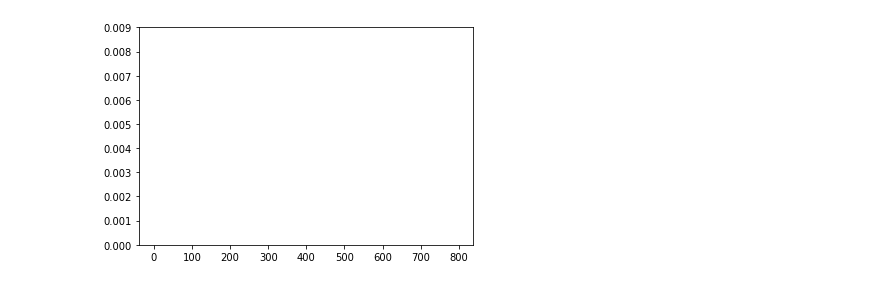
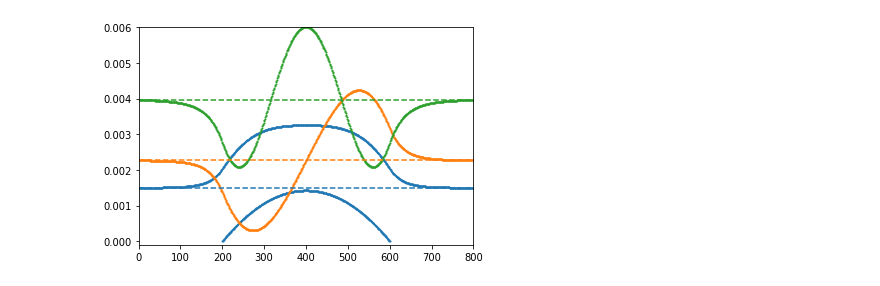
Before and after one commit to devanomaly/hartree-method, a Jupyter notebook: hartree.ipynb, the cells around one changed output. Saved outputs shown, nothing was run; the diff lists cells and outputs as text; code cells hidden in the pictures.

```diff
--- a/hartree.ipynb
+++ b/hartree.ipynb
@@ -3,8 +3,9 @@ from numpy import eye, linalg, arange, sqrt, diag, sin, pi, linspace, heaviside,
 import matplotlib.pyplot as plt
 # %%
 # funcaozinha para inserir o range do eixo x, autovalores, autovetores e o numero de energias desejado na visualização; possivel inserir potencial para plotar junto
-def plotEnPsi_finite_diff(x_values, en, psi, n, scale,ymin,ymax, potential):
-    plt.plot(x_values, potential, c="C1140")
+def plotEnPsi_finite_diff(x_values, en, psi, n, scale,ymin,ymax,xmin=0, xmax=800, potential=0):
+    spot_size=1
+    plt.scatter(x_values, potential, c="C1140", s=spot_size)
     for j in range(n):
         plt.hlines(
             en[j],
@@ -13,9 +14,11 @@ def plotEnPsi_finite_diff(x_values, en, psi, n, scale,ymin,ymax, potential):
             colors="C" + str(j),
             linestyles="--",
         )
-        plt.plot(x_values, en[j] + scale * psi[:, j],  c="C" + str(j))
+        plt.scatter(x_values, en[j] + scale * psi[:, j],  c="C" + str(j), s=spot_size)
         y_min, y_max = (ymin, ymax)
         plt.ylim(y_min, y_max)
+        x_min, x_max = (xmin, xmax)
+        plt.xlim(x_min, x_max)
     plt.show()
 # %%
 n_2dmu = []
@@ -34,7 +37,7 @@ n2D = 5*10**(-5) #a.u. densidade experimentais
 # parametros do poco (GaAs)
 xmin_poco = 0.25 * L #a.u. parede do poço
 xmax_poco = 0.75 * L #a.u. parede do poço
-V_0_poco = 0.01 #a.u. profundidade do poço quadrado
+V_0_poco = 1 #a.u. profundidade do poço quadrado
 
 # parametros do tempero
 f = 0.1
@@ -42,10 +45,15 @@ f = 0.1
 # parâmetros de convergência
 epsilon = 0.0001
 
+# # dopagem (0 representa o fundo do poço)
+# mu = 0.005
+
 # DISCRETIZAÇÃO E INTERVALO ABSCISSAS
-N=1000 #Numero de pontos na rede
+M = 100 # Número para ajustar N <IMPORTANTE>
+# Mlin = 3*M + 2 #Número para ajustar N <IMPORTANTE>
+N= 4*M + 3 #Numero de pontos na rede
 dx = L/(N+1)  # discretização> dx = L/N+1 => N = (L/dx) - 1
-x = arange(0, N)*dx
+x = arange(1, N+1)*dx
 
 # parametros iniciais no ciclo de autoconsistência
 V_h_inicial = zeros(N)
@@ -78,9 +86,18 @@ poco_quadrado_finito = (
 V_poco_quadrado_finito = poco_quadrado_finito(
     profundidade=V_0_poco, xmin=xmin_poco, xmax=xmax_poco, x=x
 )
-V_hartree = lambda n_3d, k, dx, N: linalg.solve(laplaciano(dx, N), (-4*pi/k)*n_3d)
+def V_hartree(n_3d, k, dx, N):
+  L=int(dx*(N+1))
+  V_antes = linalg.solve(laplaciano(dx, N), (-4*pi/k)*n_3d)
+  alpha = (V_antes[int((N-3)/4)] - V_antes[int(((3*N)-1)/4)])/(.5*L)
+  beta = - V_antes[int((N-3)/4)]
+  x = arange(1, N+1)*dx
+  reta_correcao = alpha*(x-(L/4)) + beta
+  return V_antes + reta_correcao # V_hartree com as bordas sempre em V=0 !! ooo wee
+
 V_hartree_temperado = lambda tempero, V_1, V_3: f*V_3 + (1-f)*V_1
 V_total = lambda V_estrutural, V_interacao: V_estrutural + V_interacao
-plt.plot(x, V_poco_quadrado_finito)
+plt.scatter(x, V_poco_quadrado_finito)
+plt.xlim(399,401)
 plt.show()
 # %% [output]
@@ -99,7 +116,7 @@ def n_3d(phi_list, E0_list, mu, m):
     return vectors[0]
   return zeros(N)
 # D.O.L 2D
-n_2d_params = lambda mu, m, E0_list: [npsum(E0_list<mu)*m/(2*pi*h_bar**2),-E0_mu(mu, E0_list)] #retorna os coeficientes linear e angular, n_2d_params[0]==a e n_2d_params[1]==b
+n_2d_params = lambda mu, m, E0_list: [npsum(E0_list<mu)*m/(2*pi*h_bar**2),-E0_mu(mu, E0_list)*m/(2*pi*h_bar**2)] #retorna os coeficientes linear e angular, n_2d_params[0]==a e n_2d_params[1]==b
 # %%
 # O HAMILTONIANO
 H = lambda V_efetivo, m: energia_cinetica(m) + diag(
@@ -204,7 +205,7 @@ convergiu!
 # %%
-plotEnPsi_finite_diff(x, E0_list, phi_list, N_ocupados, 0.03, 0.0, 0.009, V_efetivo)
+plotEnPsi_finite_diff(x, E0_list, phi_list, N_ocupados, 0.03, -0.0001, 0.006, 0, 800, V_efetivo)
 # %% [output]
-[figure, old version]
+[figure, new version]
 # %%
 cont_inte = array(cont_inte)
 enrg_inte_1 = array(enrg_inte_1)
```
Also changed, not shown: parts of 4 cells of this notebook.
